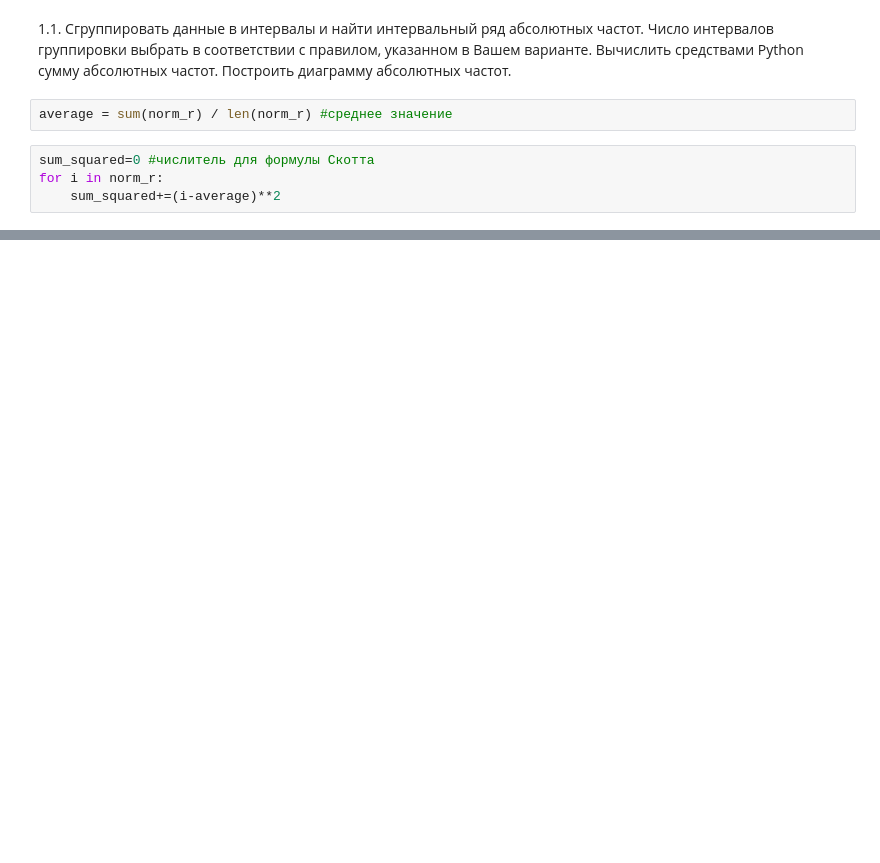
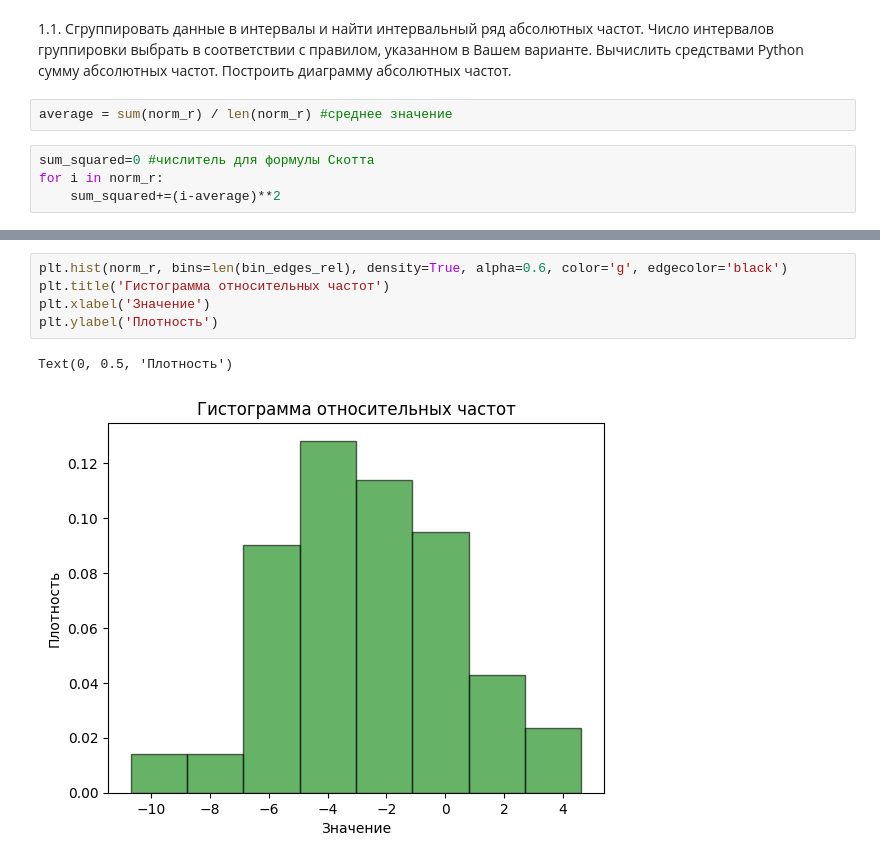
Before and after one commit to Nibuku/Stats_Analysis_, a Jupyter notebook: Budyuk_lab1_var5.ipynb, the cells around one changed output, grey strips where cells are left out. Drawn from its saved outputs; the diff is of its cells as text; blank space fills up the shorter version.

```diff
--- a/Budyuk_lab1_var5.ipynb
+++ b/Budyuk_lab1_var5.ipynb
@@ -69,0 +94,8 @@ print(k)
+# %%
+plt.hist(norm_r, bins=len(bin_edges_rel), density=True, alpha=0.6, color='g', edgecolor='black')
+plt.title('Гистограмма относительных частот')
+plt.xlabel('Значение')
+plt.ylabel('Плотность')
+# %% [output]
+Text(0, 0.5, 'Плотность')
+[figure, added]
```
Also changed, not shown: parts of 56 cells of this notebook.
